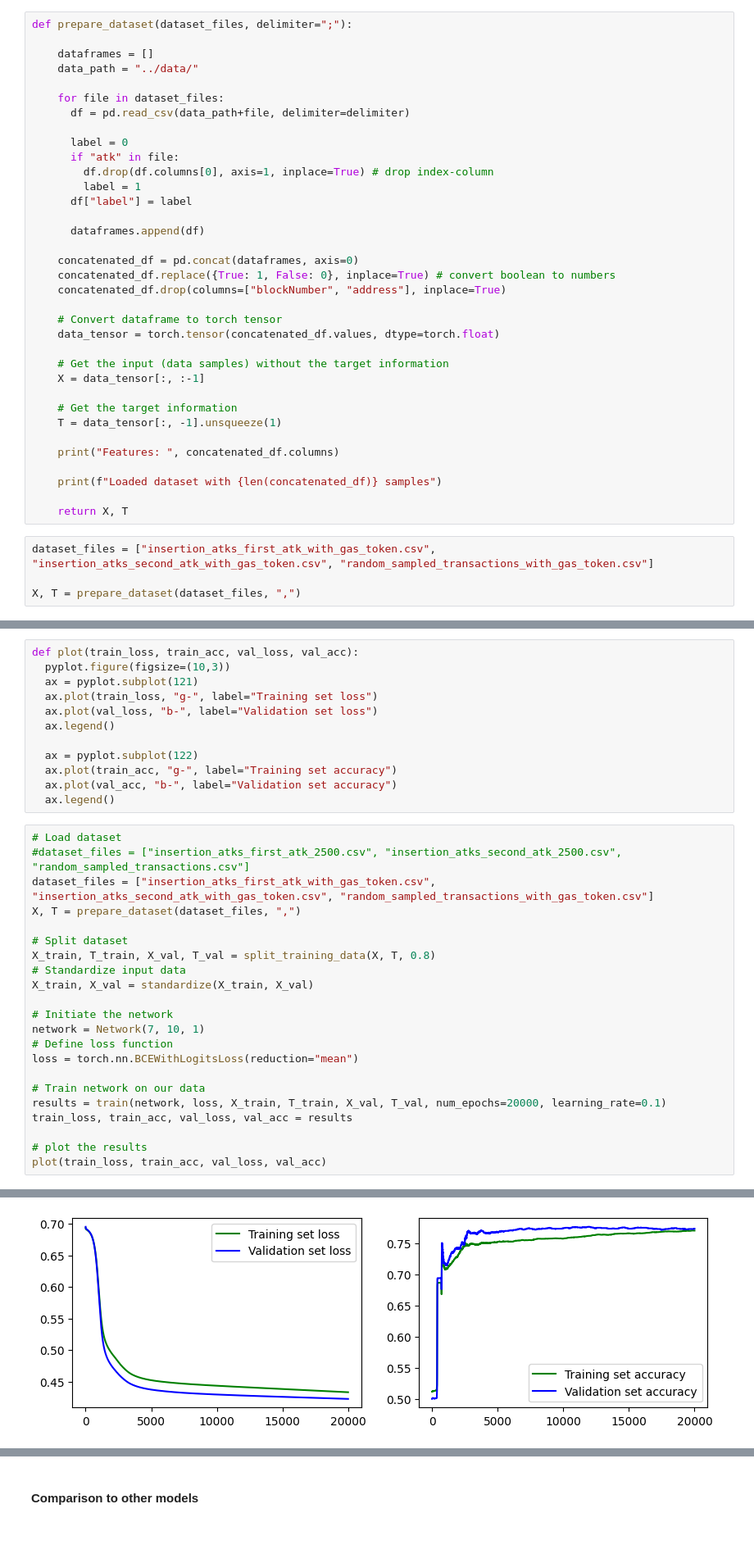
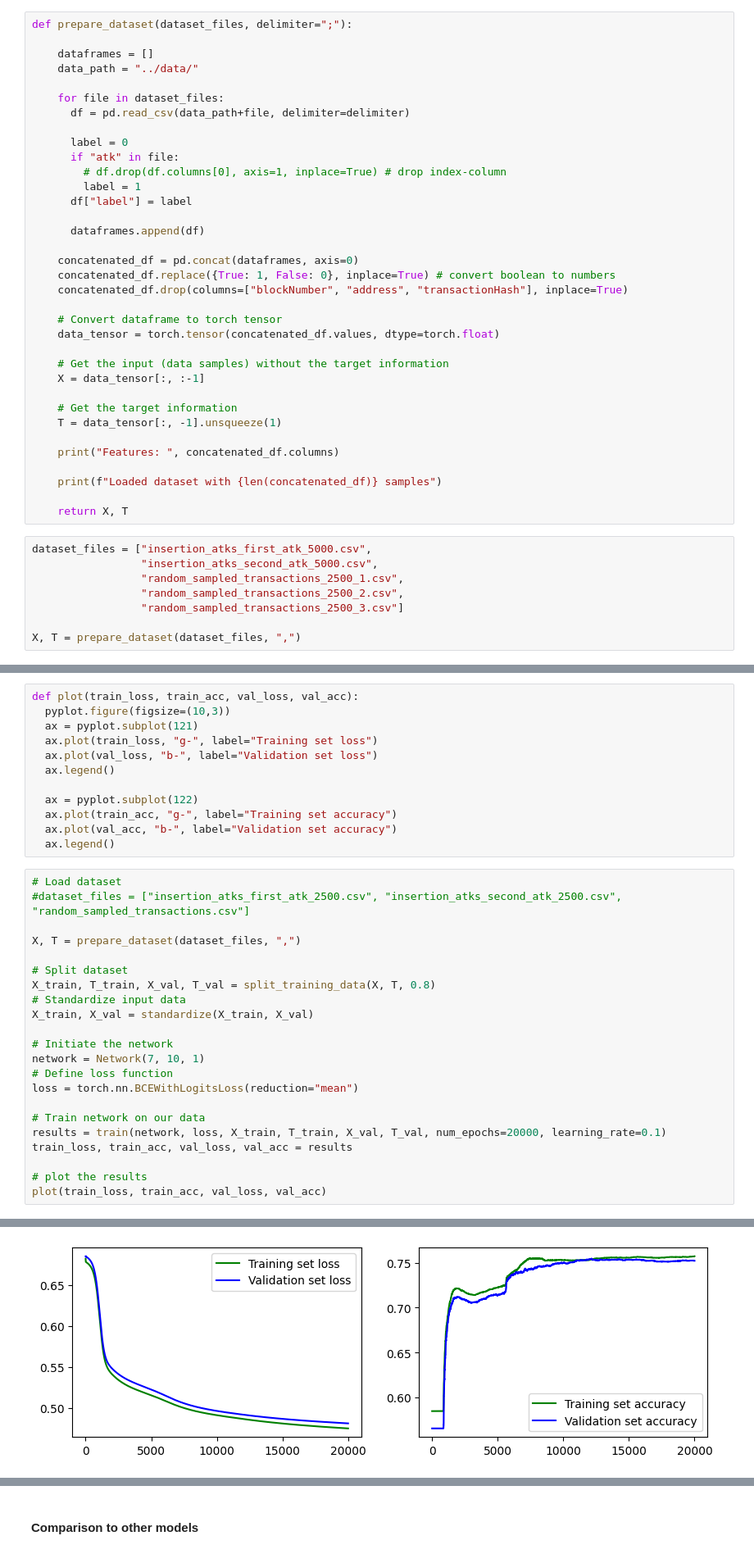
Before and after one commit to hoehlars/frontrunning-attacks, a Jupyter notebook: model/MLP.ipynb, the cells around one changed output, grey strips where cells are left out. Shown: that part at 82% size. Saved outputs shown, nothing was run; the diff lists cells and outputs as text.

Commit message:
add new randomly sampled transactions

```diff
--- a/model/MLP.ipynb
+++ b/model/MLP.ipynb
@@ -26,7 +26,7 @@ def prepare_dataset(dataset_files, delimiter=";"):
 
       label = 0
       if "atk" in file:
-        df.drop(df.columns[0], axis=1, inplace=True) # drop index-column
+        # df.drop(df.columns[0], axis=1, inplace=True) # drop index-column
         label = 1
       df["label"] = label
 
@@ -34,7 +34,7 @@ def prepare_dataset(dataset_files, delimiter=";"):
 
     concatenated_df = pd.concat(dataframes, axis=0)
     concatenated_df.replace({True: 1, False: 0}, inplace=True) # convert boolean to numbers
-    concatenated_df.drop(columns=["blockNumber", "address"], inplace=True)
+    concatenated_df.drop(columns=["blockNumber", "address", "transactionHash"], inplace=True)
 
     # Convert dataframe to torch tensor
     data_tensor = torch.tensor(concatenated_df.values, dtype=torch.float)
@@ -51,7 +51,11 @@ def prepare_dataset(dataset_files, delimiter=";"):
 
     return X, T
 # %%
-dataset_files = ["insertion_atks_first_atk_with_gas_token.csv", "insertion_atks_second_atk_with_gas_token.csv", "random_sampled_transactions_with_gas_token.csv"]
+dataset_files = ["insertion_atks_first_atk_5000.csv",
+                 "insertion_atks_second_atk_5000.csv",
+                 "random_sampled_transactions_2500_1.csv",
+                 "random_sampled_transactions_2500_2.csv",
+                 "random_sampled_transactions_2500_3.csv"]
 
 X, T = prepare_dataset(dataset_files, ",")
 # %% [output]
@@ -188,7 +192,7 @@ def plot(train_loss, train_acc, val_loss, val_acc):
 # %%
 # Load dataset
 #dataset_files = ["insertion_atks_first_atk_2500.csv", "insertion_atks_second_atk_2500.csv", "random_sampled_transactions.csv"]
-dataset_files = ["insertion_atks_first_atk_with_gas_token.csv", "insertion_atks_second_atk_with_gas_token.csv", "random_sampled_transactions_with_gas_token.csv"]
+
 X, T = prepare_dataset(dataset_files, ",")
 
 # Split dataset
@@ -216,14 +220,14 @@ Loaded dataset with 9821 samples
 Epoch: 0/20000
 Epoch: 1/20000
 Epoch: 2/20000
 Epoch: 3/20000
 Epoch: 4/20000
 Epoch: 5/20000
 Epoch: 6/20000
 ... (19989 lines left out)
 Epoch: 19996/20000
 Epoch: 19997/20000
 Epoch: 19998/20000
 Epoch: 19999/20000
-[figure, old version]
+[figure, new version]
 # %%
```
Also changed, not shown: parts of 4 cells of this notebook, 11 other files.
